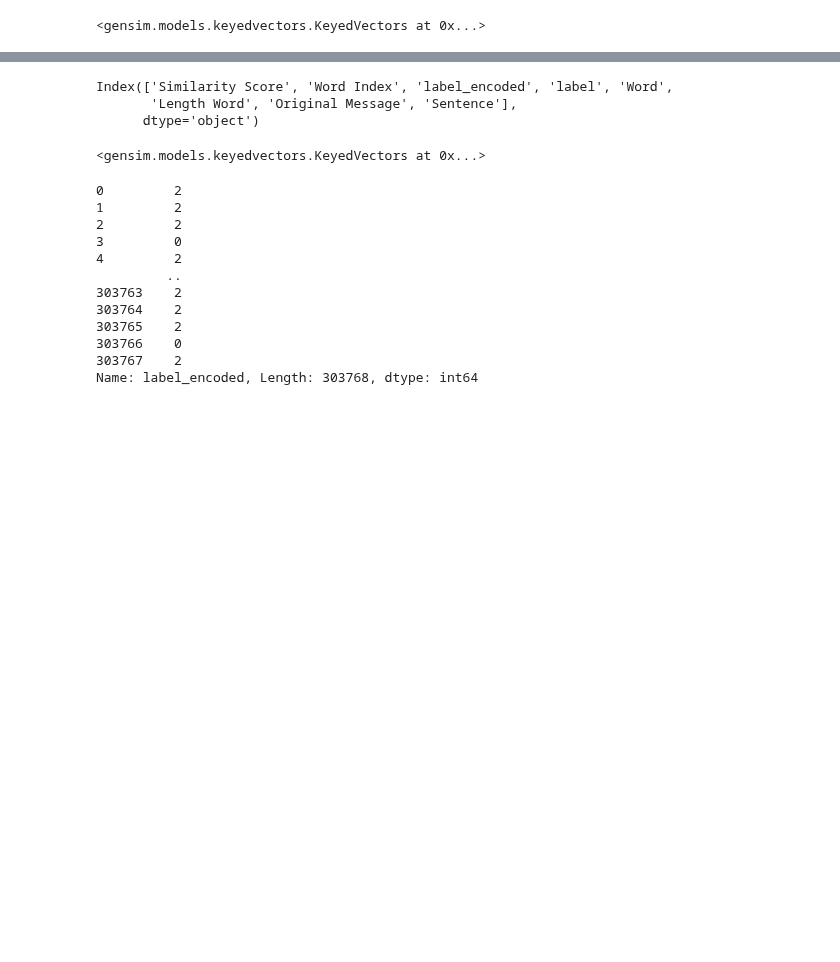
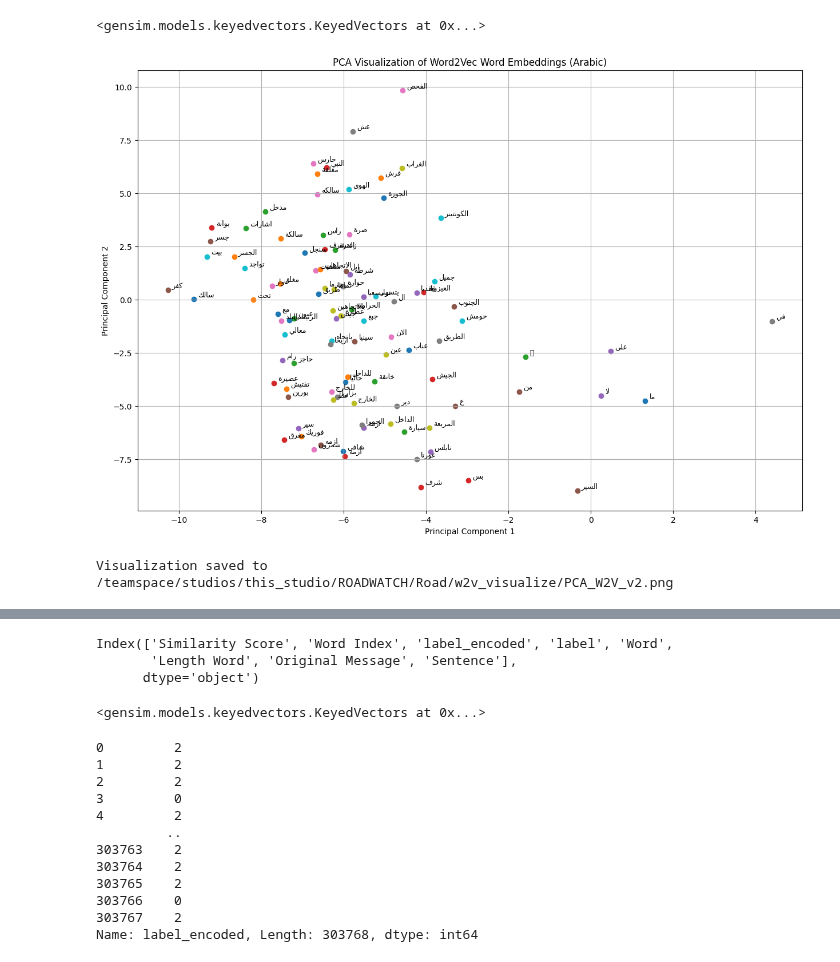
Before and after one commit to ehabsuliman/ROADWATCH, a Jupyter notebook: Road/RW.ipynb, the cells around one changed output, grey strips where cells are left out. Saved outputs shown, nothing was run; the diff lists cells and outputs as text; code cells hidden in the pictures; blank space fills up the shorter version.

```diff
--- a/Road/RW.ipynb
+++ b/Road/RW.ipynb
@@ -574,8 +574,54 @@ word_vectors.save("word2vec_v2.wordvectors")
 # %%
-wv = KeyedVectors.load('/teamspace/studios/this_studio/ROADWATCH/Road/word2vec_v2.wordvectors', mmap='r')
+wv = KeyedVectors.load('/teamspace/studios/this_studio/ROADWATCH/Road/word2vec_v4.wordvectors', mmap='r')
 # %%
 vector = wv
 
 vector
 # %% [output]
 <gensim.models.keyedvectors.KeyedVectors at 0x...>
+# %%
+import matplotlib.pyplot as plt
+from sklearn.decomposition import PCA
+import numpy as np
+import arabic_reshaper
+from bidi.algorithm import get_display
+
+# Fetch the word vectors
+words = list(wv.index_to_key)  # Retrieve all vocabulary words
+word_vectors = np.array([wv[word] for word in words])  # Extract their vectors
+
+# Reduce dimensions with PCA
+pca = PCA(n_components=2)
+reduced_vectors = pca.fit_transform(word_vectors)
+
+# Prepare reshaped Arabic words for proper display
+reshaped_words = [get_display(arabic_reshaper.reshape(word)) for word in words[:100]]  # Limit to first 100 words for clarity
+
+# Plot the results
+plt.figure(figsize=(15, 10))
+for i, word in enumerate(reshaped_words):
+    plt.scatter(reduced_vectors[i, 0], reduced_vectors[i, 1])
+    plt.text(
+        reduced_vectors[i, 0] + 0.1,
+        reduced_vectors[i, 1] + 0.1,
+        word,
+        fontsize=9,
+        fontfamily="sans-serif",
+    )
+
+plt.title("PCA Visualization of Word2Vec Word Embeddings (Arabic)")
+plt.xlabel("Principal Component 1")
+plt.ylabel("Principal Component 2")
+plt.grid(True)
+
+# Save the plot to a .png file
+output_file = "/teamspace/studios/this_studio/ROADWATCH/Road/w2v_visualize/PCA_W2V_v2.png"
+plt.savefig(output_file, dpi=300, bbox_inches='tight')  # High resolution and tight layout
+
+# Show the plot
+plt.show()
+
+print(f"Visualization saved to {output_file}")
+# %% [output]
+[figure, added]
+Visualization saved to /teamspace/studios/this_studio/ROADWATCH/Road/w2v_visualize/PCA_W2V_v2.png
```
Also changed, not shown: parts of 23 cells of this notebook.
